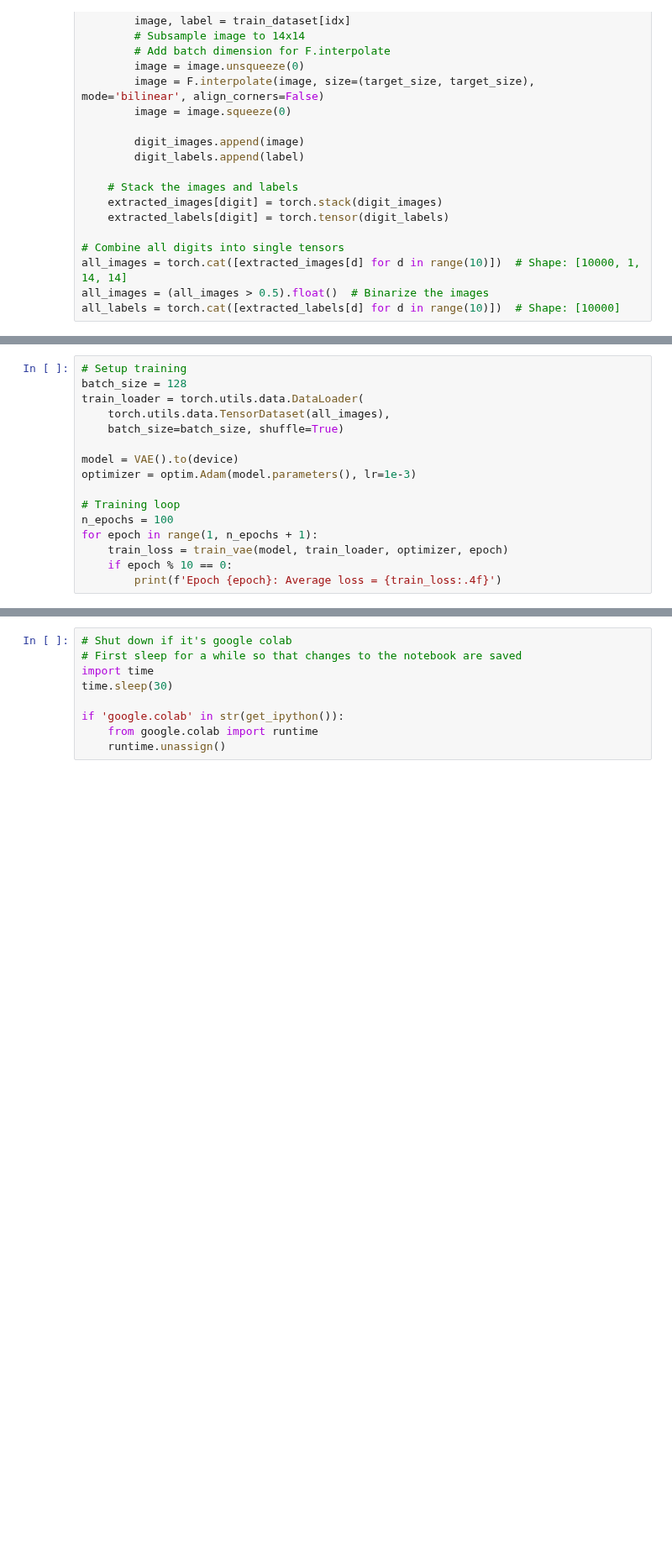
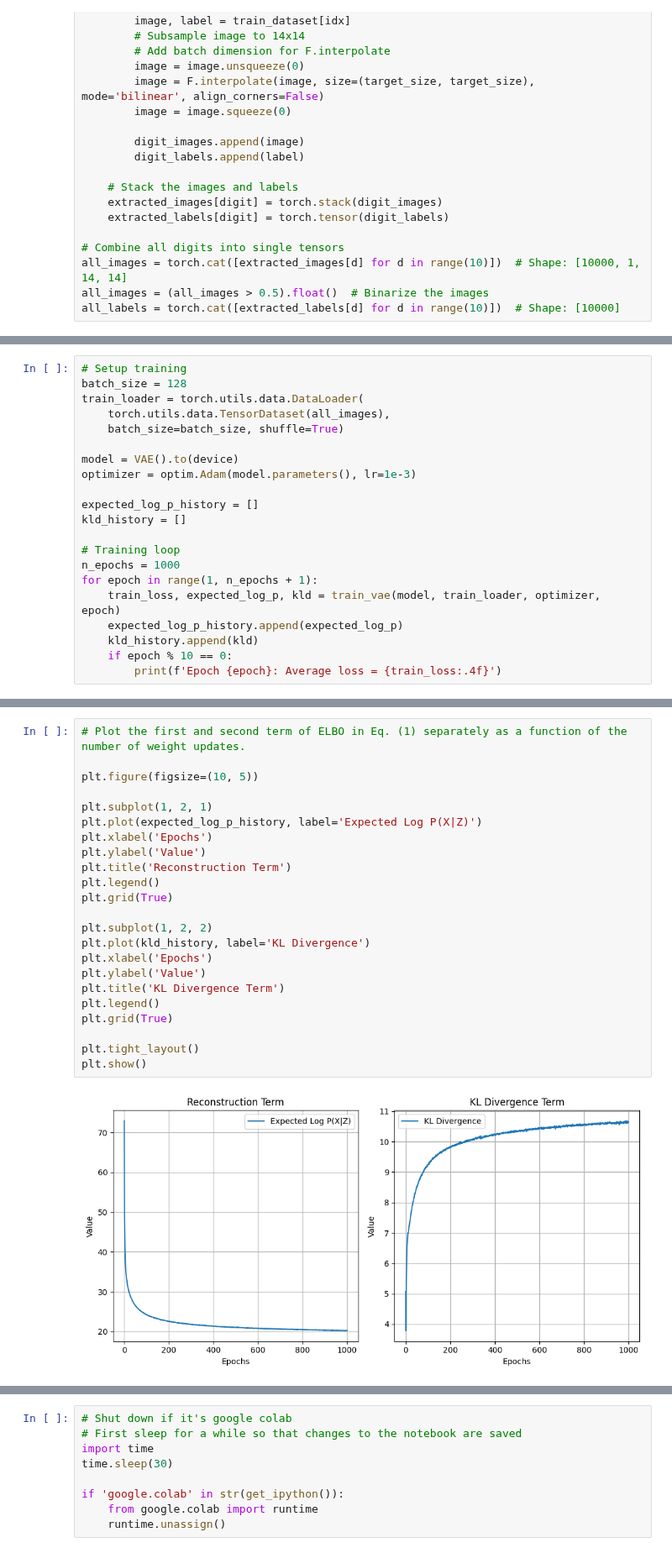
Before and after one commit to jbwenjoy/ESE-5460-Principals-of-Deep-Learning, a Jupyter notebook: hw5/ese546_hw5.ipynb, the cells around one changed output, grey strips where cells are left out. Shown at 84% size. Saved outputs shown, nothing was run; the diff lists cells and outputs as text; blank space fills up the shorter version.

```diff
--- a/hw5/ese546_hw5.ipynb
+++ b/hw5/ese546_hw5.ipynb
@@ -212,10 +254,15 @@ train_loader = torch.utils.data.DataLoader(
 model = VAE().to(device)
 optimizer = optim.Adam(model.parameters(), lr=1e-3)
 
+expected_log_p_history = []
+kld_history = []
+
 # Training loop
-n_epochs = 100
+n_epochs = 1000
 for epoch in range(1, n_epochs + 1):
-    train_loss = train_vae(model, train_loader, optimizer, epoch)
+    train_loss, expected_log_p, kld = train_vae(model, train_loader, optimizer, epoch)
+    expected_log_p_history.append(expected_log_p)
+    kld_history.append(kld)
     if epoch % 10 == 0:
         print(f'Epoch {epoch}: Average loss = {train_loss:.4f}')
 # %% [output]
@@ -231,0 +288,25 @@ Epoch 100: Average loss = 0.2671
+# %%
+# Plot the first and second term of ELBO in Eq. (1) separately as a function of the number of weight updates.
+
+plt.figure(figsize=(10, 5))
+
+plt.subplot(1, 2, 1)
+plt.plot(expected_log_p_history, label='Expected Log P(X|Z)')
+plt.xlabel('Epochs')
+plt.ylabel('Value')
+plt.title('Reconstruction Term')
+plt.legend()
+plt.grid(True)
+
+plt.subplot(1, 2, 2)
+plt.plot(kld_history, label='KL Divergence')
+plt.xlabel('Epochs')
+plt.ylabel('Value')
+plt.title('KL Divergence Term')
+plt.legend()
+plt.grid(True)
+
+plt.tight_layout()
+plt.show()
+# %% [output]
+[figure, added]
```
Also changed, not shown: parts of 10 cells of this notebook.
